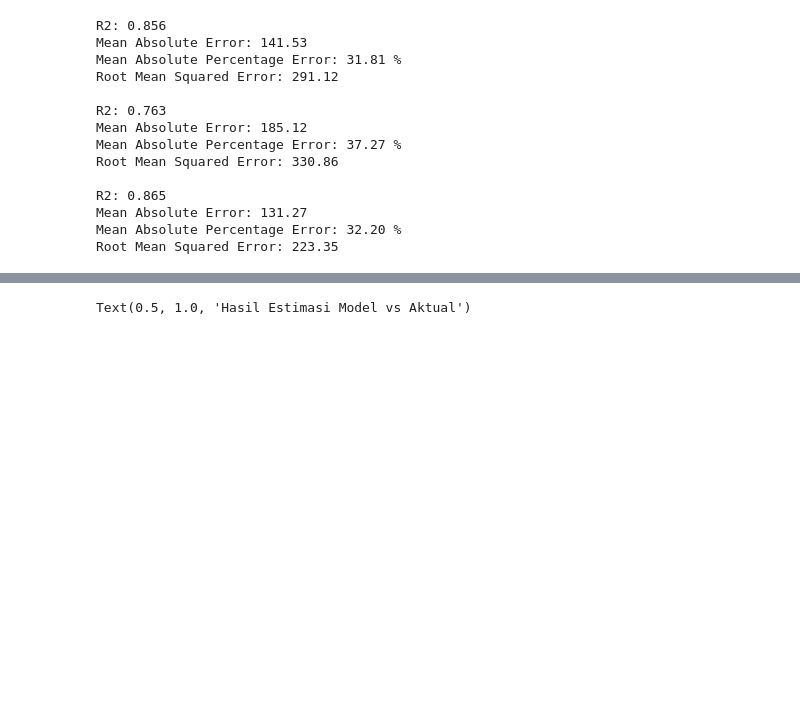
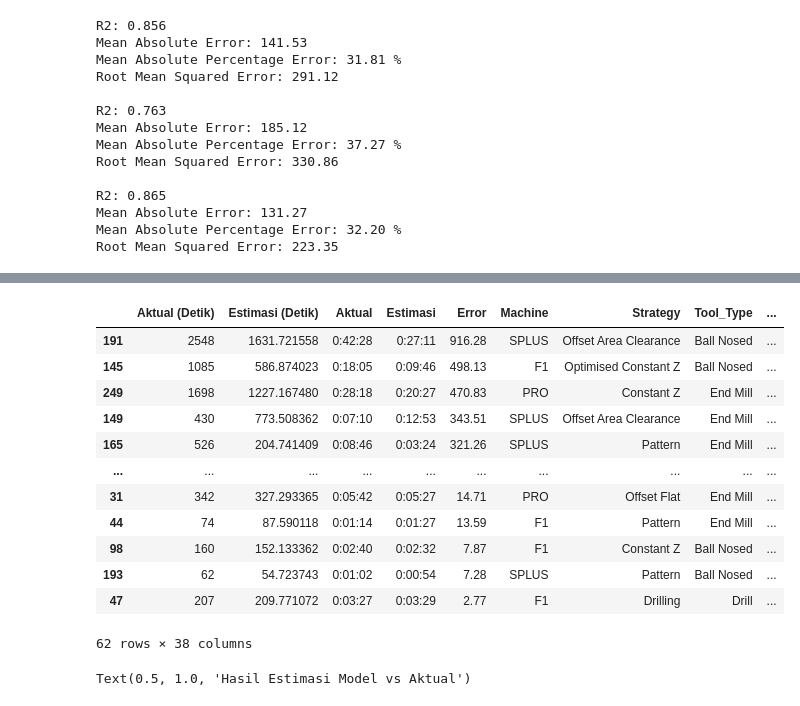
Before and after one commit to dimasthoriq/cnc-machining-time-estimation, a Jupyter notebook: Model TA.ipynb, the cells around one changed output, grey strips where cells are left out. Cells and saved outputs as stored; diff of their text form; code cells hidden in the pictures; blank space fills up the shorter version.

```diff
--- a/Model TA.ipynb
+++ b/Model TA.ipynb
@@ -1718,3 +1793,23 @@ result_nn
+# %%
+analisis = result_nn.merge(df.iloc[:,:-2], how="left", left_index=True, right_index=True)
+analisis.sort_values(by=['Error'], ascending=False, inplace=True)
+
+analisis.to_excel('analisis.xlsx')
+analisis
+# %% [output]
+|  | Aktual (Detik) | Estimasi (Detik) | Aktual | Estimasi | Error | Machine | Strategy | Tool_Type | ... |
+| 191 | 2548 | 1631.721558 | 0:42:28 | 0:27:11 | 916.28 | SPLUS | Offset Area Clearance | Ball Nosed | ... |
+| 145 | 1085 | 586.874023 | 0:18:05 | 0:09:46 | 498.13 | F1 | Optimised Constant Z | Ball Nosed | ... |
+| 249 | 1698 | 1227.167480 | 0:28:18 | 0:20:27 | 470.83 | PRO | Constant Z | End Mill | ... |
+| 149 | 430 | 773.508362 | 0:07:10 | 0:12:53 | 343.51 | SPLUS | Offset Area Clearance | End Mill | ... |
+| 165 | 526 | 204.741409 | 0:08:46 | 0:03:24 | 321.26 | SPLUS | Pattern | End Mill | ... |
+| ... | ... | ... | ... | ... | ... | ... | ... | ... | ... |
+| 31 | 342 | 327.293365 | 0:05:42 | 0:05:27 | 14.71 | PRO | Offset Flat | End Mill | ... |
+| 44 | 74 | 87.590118 | 0:01:14 | 0:01:27 | 13.59 | F1 | Pattern | End Mill | ... |
+| 98 | 160 | 152.133362 | 0:02:40 | 0:02:32 | 7.87 | F1 | Constant Z | Ball Nosed | ... |
+| 193 | 62 | 54.723743 | 0:01:02 | 0:00:54 | 7.28 | SPLUS | Pattern | Ball Nosed | ... |
+| 47 | 207 | 209.771072 | 0:03:27 | 0:03:29 | 2.77 | F1 | Drilling | Drill | ... |
+62 rows × 38 columns
 # %%
 # Plot training and validation loss per epoch
 plt.plot(result_nn['Aktual (Detik)'])
```
Also changed, not shown: parts of 16 cells of this notebook.
